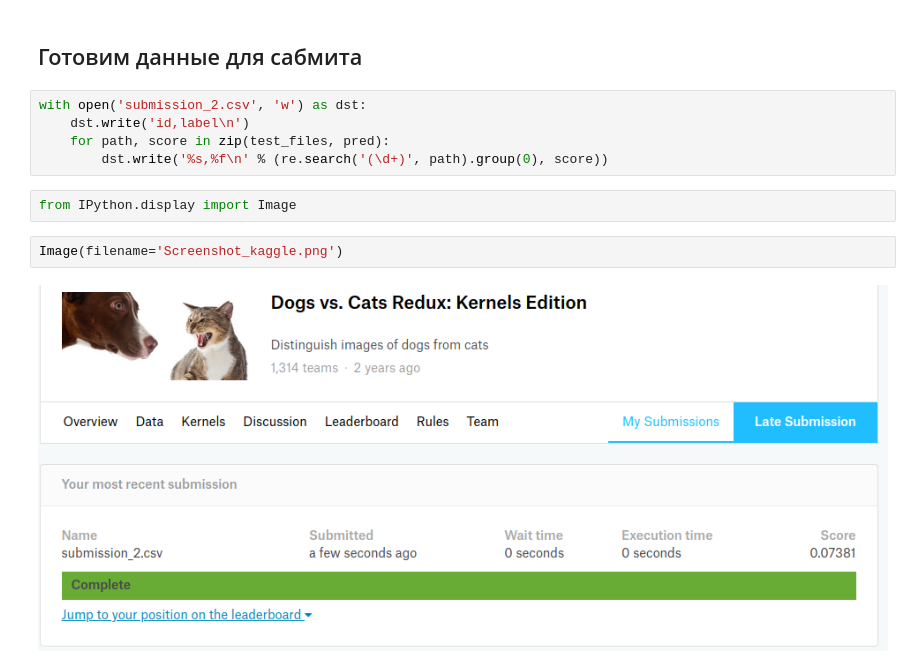
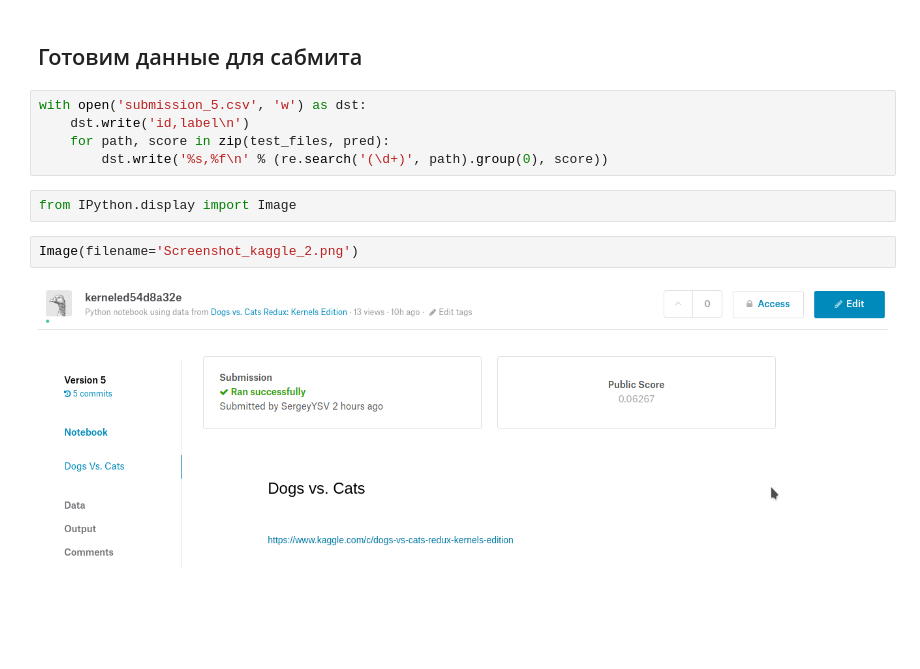
Before and after one commit to SergeyYVP/Computer-Vision, a Jupyter notebook: CV_hm_3.ipynb, the cells around one changed output. Drawn from its saved outputs; the diff is of its cells as text; blank space fills up the shorter version.

```diff
--- a/CV_hm_3.ipynb
+++ b/CV_hm_3.ipynb
@@ -167,13 +169,13 @@ for i, (path, score) in enumerate(zip(test_files[80:][:10], pred[80:][:10]), 1):
 # %% [markdown]
 ## Готовим данные для сабмита
 # %%
-with open('submission_2.csv', 'w') as dst:
+with open('submission_5.csv', 'w') as dst:
     dst.write('id,label\n')
     for path, score in zip(test_files, pred):
         dst.write('%s,%f\n' % (re.search('(\d+)', path).group(0), score))
 # %%
 from IPython.display import Image
 # %%
-Image(filename='Screenshot_kaggle.png')
+Image(filename='Screenshot_kaggle_2.png')
 # %% [output]
-[figure, old version]
+[figure, new version]
```
Also changed, not shown: parts of 8 cells of this notebook.
